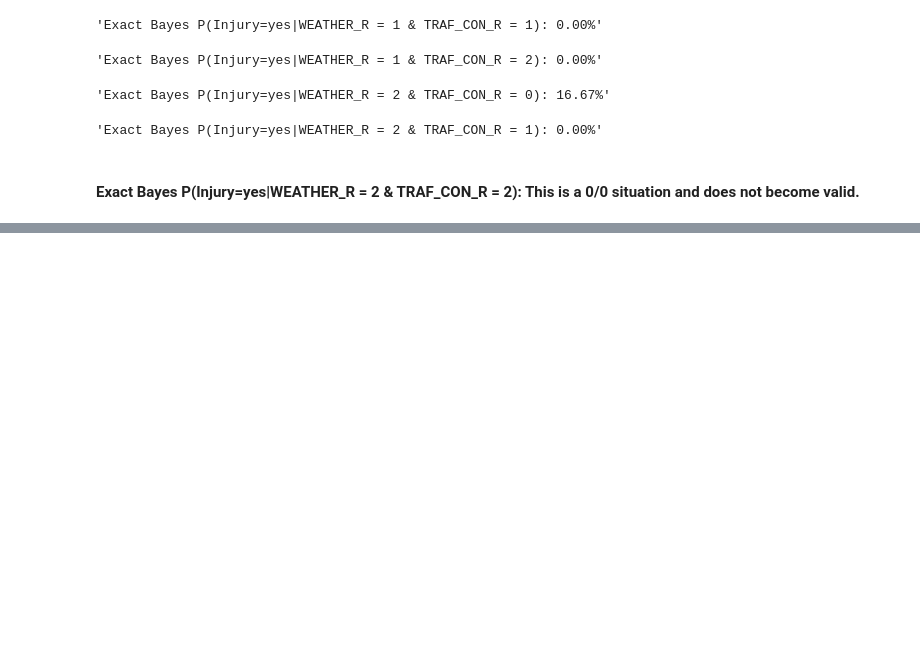
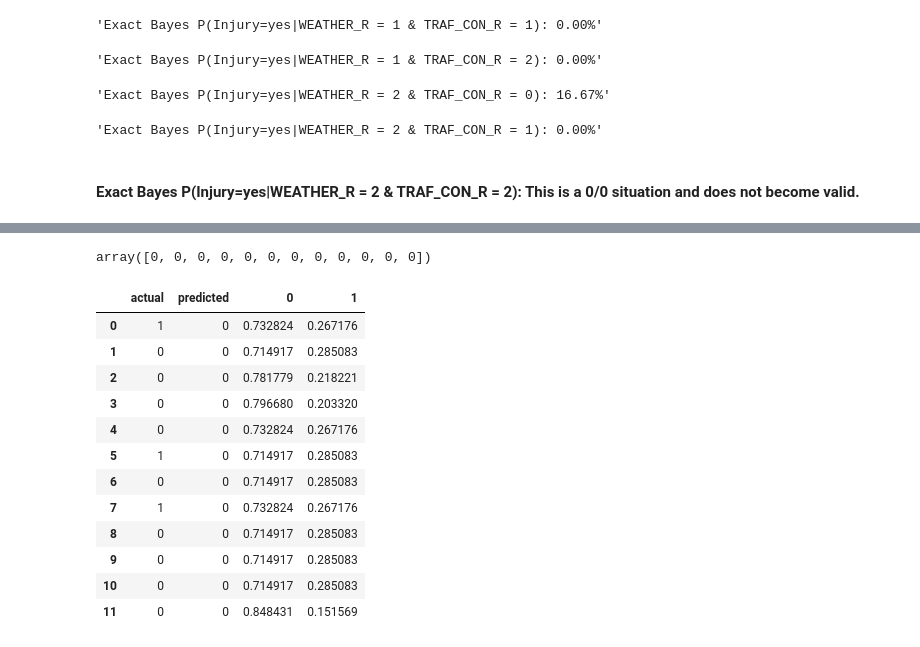
Before and after one commit to wolfesamk/MSBA-206, a Jupyter notebook: DMBA Chapter 8.ipynb, the cells around one changed output, grey strips where cells are left out. Drawn from its saved outputs; the diff is of its cells as text; code cells hidden in the pictures; blank space fills up the shorter version.

```diff
--- a/DMBA Chapter 8.ipynb
+++ b/DMBA Chapter 8.ipynb
@@ -405,0 +433,12 @@ dfAA_b
+# %%
+dfAA_b = dfAA.head(12)[['INJURY','WEATHER_R','TRAF_CON_R']]
+X_AA_v = dfAA_b[predictors]
+Y_AA_v = dfAA_b[response]
+AA_nb = MultinomialNB(alpha=1)
+AA_nb.fit(X_AA_v, Y_AA_v.INJURY)
+
+# predict probabilities
+predProb_AA_Bv = AA_nb.predict_proba(X_AA_v)
+
+# predict class membership
+y_predAA_Bv = AA_nb.predict(X_AA_v)
@@ -405,0 +460,22 @@ dfAA_b
+# %%
+y_predAA_Bv
+# %% [output]
+array([0, 0, 0, 0, 0, 0, 0, 0, 0, 0, 0, 0])
+# %%
+df = pd.concat([pd.DataFrame({'actual': Y_AA_v.INJURY, 'predicted': y_predAA_Bv}),
+                pd.DataFrame(predProb_AA_Bv, index=Y_AA_v.index)], axis=1)
+df
+# %% [output]
+|  | actual | predicted | 0 | 1 |
+| 0 | 1 | 0 | 0.732824 | 0.267176 |
+| 1 | 0 | 0 | 0.714917 | 0.285083 |
+| 2 | 0 | 0 | 0.781779 | 0.218221 |
+| 3 | 0 | 0 | 0.796680 | 0.203320 |
+| 4 | 0 | 0 | 0.732824 | 0.267176 |
+| 5 | 1 | 0 | 0.714917 | 0.285083 |
+| 6 | 0 | 0 | 0.714917 | 0.285083 |
+| 7 | 1 | 0 | 0.732824 | 0.267176 |
+| 8 | 0 | 0 | 0.714917 | 0.285083 |
+| 9 | 0 | 0 | 0.714917 | 0.285083 |
+| 10 | 0 | 0 | 0.714917 | 0.285083 |
+| 11 | 0 | 0 | 0.848431 | 0.151569 |
```
Also changed, not shown: parts of 13 cells of this notebook.
